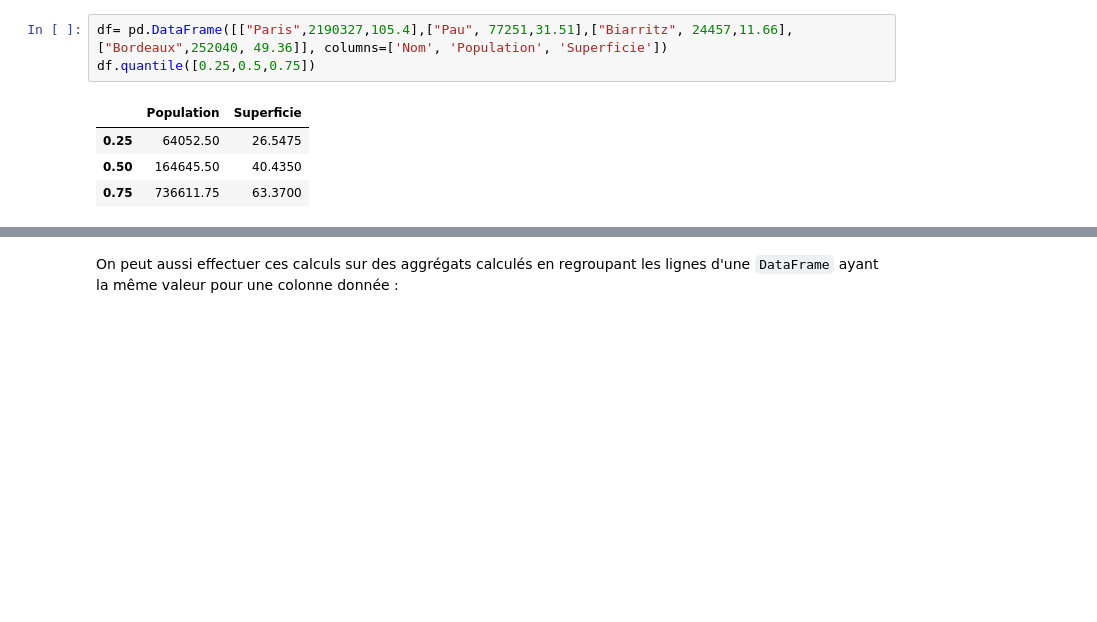
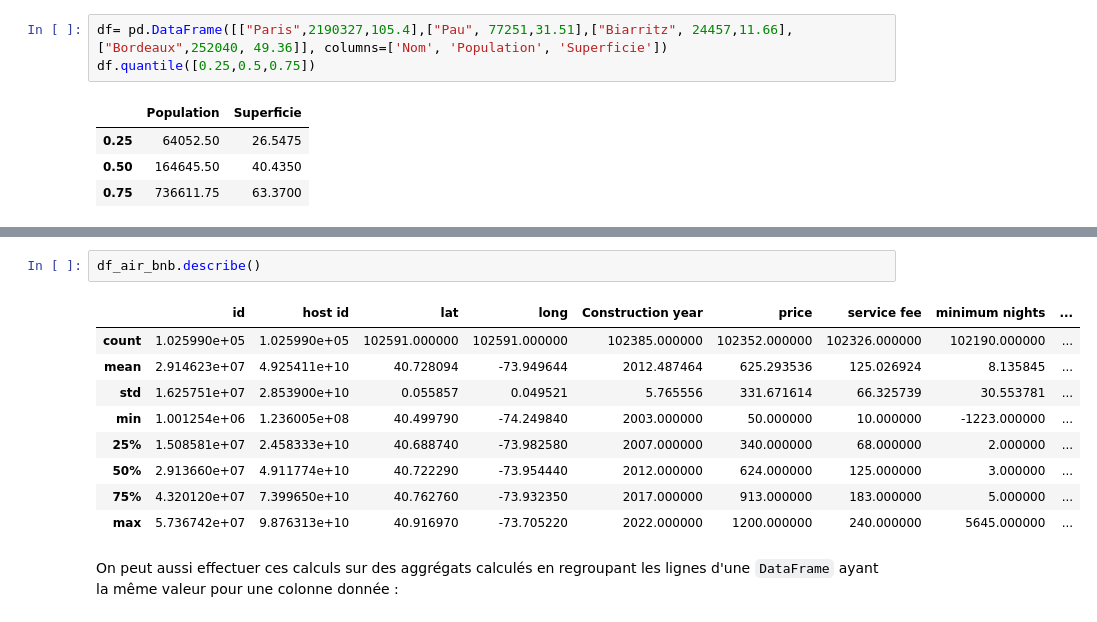
Before and after one commit to DonzerHD/Pandas-Env-Visuel, a Jupyter notebook: Pandas/Pandas.ipynb, the cells around one changed output, grey strips where cells are left out. Saved outputs shown, nothing was run; the diff lists cells and outputs as text; blank space fills up the shorter version.

```diff
--- a/Pandas/Pandas.ipynb
+++ b/Pandas/Pandas.ipynb
@@ -831,3 +876,15 @@ df.describe()
+# %%
+df_air_bnb.describe()
+# %% [output]
+|  | id | host id | lat | long | Construction year | price | service fee | minimum nights | ... |
+| count | 1.025990e+05 | 1.025990e+05 | 102591.000000 | 102591.000000 | 102385.000000 | 102352.000000 | 102326.000000 | 102190.000000 | ... |
+| mean | 2.914623e+07 | 4.925411e+10 | 40.728094 | -73.949644 | 2012.487464 | 625.293536 | 125.026924 | 8.135845 | ... |
+| std | 1.625751e+07 | 2.853900e+10 | 0.055857 | 0.049521 | 5.765556 | 331.671614 | 66.325739 | 30.553781 | ... |
+| min | 1.001254e+06 | 1.236005e+08 | 40.499790 | -74.249840 | 2003.000000 | 50.000000 | 10.000000 | -1223.000000 | ... |
+| 25% | 1.508581e+07 | 2.458333e+10 | 40.688740 | -73.982580 | 2007.000000 | 340.000000 | 68.000000 | 2.000000 | ... |
+| 50% | 2.913660e+07 | 4.911774e+10 | 40.722290 | -73.954440 | 2012.000000 | 624.000000 | 125.000000 | 3.000000 | ... |
+| 75% | 4.320120e+07 | 7.399650e+10 | 40.762760 | -73.932350 | 2017.000000 | 913.000000 | 183.000000 | 5.000000 | ... |
+| max | 5.736742e+07 | 9.876313e+10 | 40.916970 | -73.705220 | 2022.000000 | 1200.000000 | 240.000000 | 5645.000000 | ... |
 # %% [markdown]
 On peut aussi effectuer ces calculs sur des aggrégats calculés en regroupant les lignes d'une `DataFrame` ayant la même valeur pour une colonne donnée :
 # %%
```
Also changed, not shown: parts of 6 cells of this notebook.
